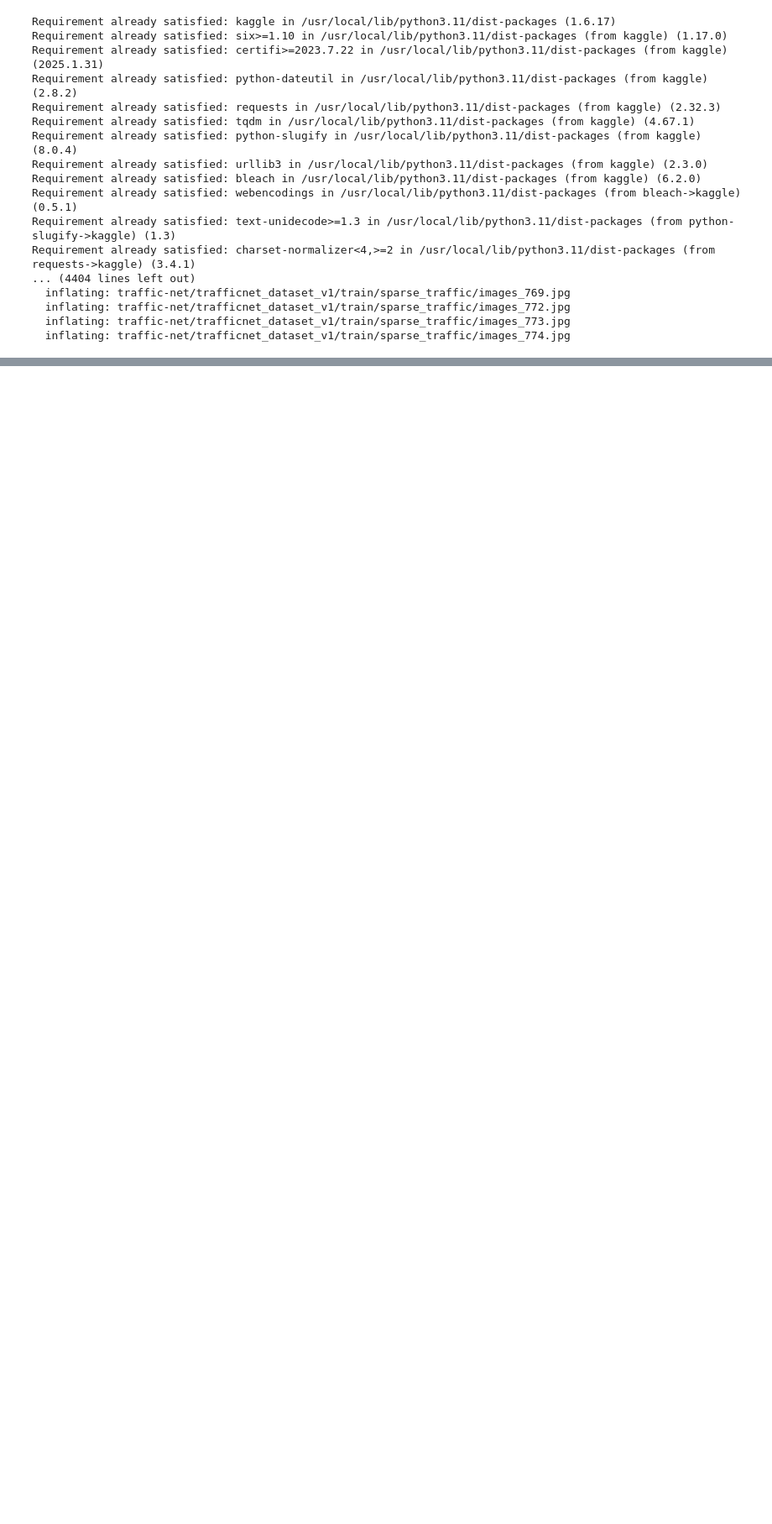
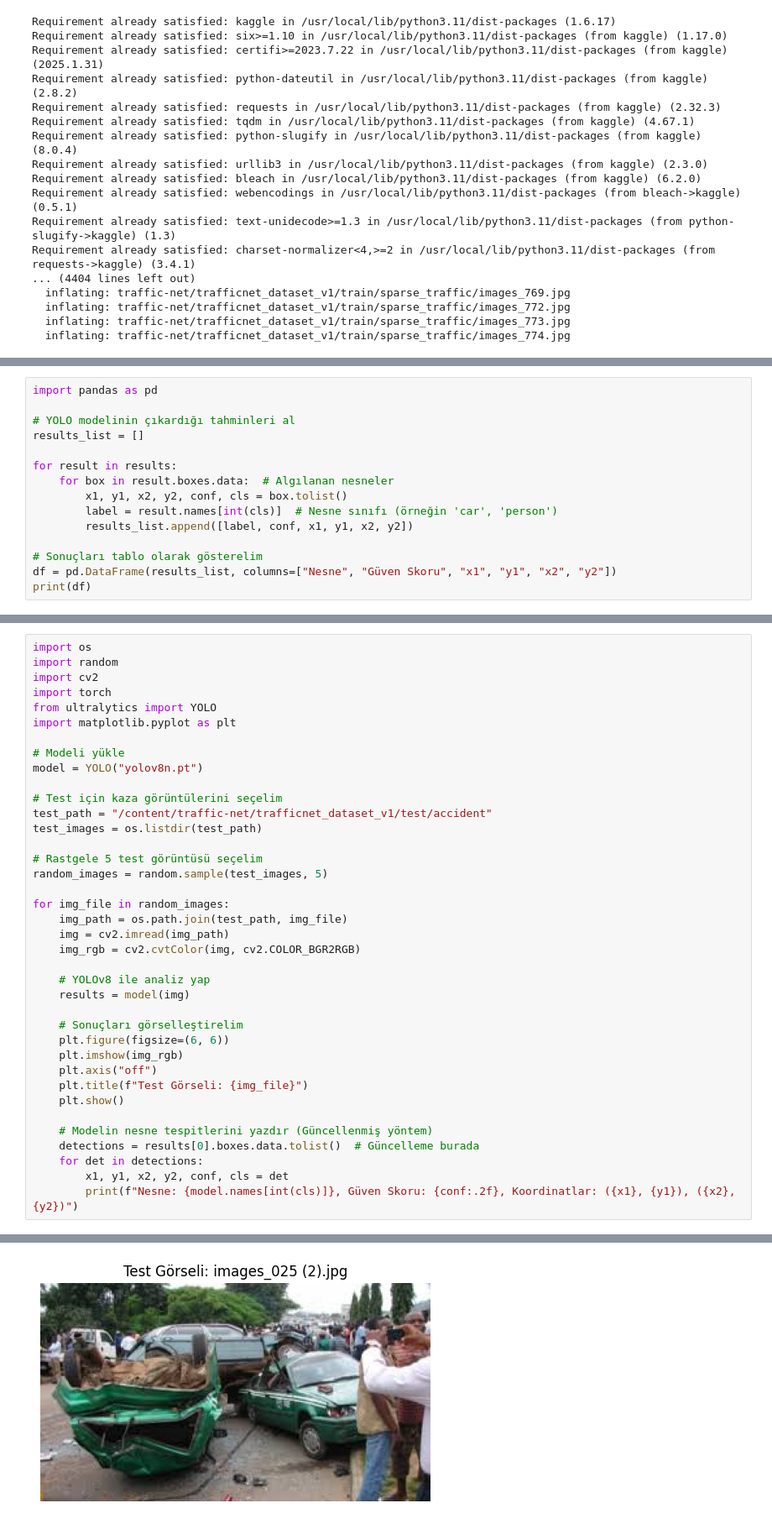
Before and after one commit to snmkrhn/Kuantum-Destekli-Drone-ile-Trafik-Kazas-Analizi-ve-Acil-M-dahale, a Jupyter notebook: kaza_analizi.ipynb, the cells around one changed output, grey strips where cells are left out. Shown at 84% size. Drawn from its saved outputs; the diff is of its cells as text; blank space fills up the shorter version.

```diff
--- a/kaza_analizi.ipynb
+++ b/kaza_analizi.ipynb
@@ -61,0 +209,15 @@ FileNotFoundError: [Errno 2] No such file or directory: 'traffic-net/Traffic-Net
+# %%
+import pandas as pd
+
+# YOLO modelinin çıkardığı tahminleri al
+results_list = []
+
+for result in results:
+    for box in result.boxes.data:  # Algılanan nesneler
+        x1, y1, x2, y2, conf, cls = box.tolist()
+        label = result.names[int(cls)]  # Nesne sınıfı (örneğin 'car', 'person')
+        results_list.append([label, conf, x1, y1, x2, y2])
+
+# Sonuçları tablo olarak gösterelim
+df = pd.DataFrame(results_list, columns=["Nesne", "Güven Skoru", "x1", "y1", "x2", "y2"])
+print(df)
@@ -61,0 +255,39 @@ FileNotFoundError: [Errno 2] No such file or directory: 'traffic-net/Traffic-Net
+# %%
+import os
+import random
+import cv2
+import torch
+from ultralytics import YOLO
+import matplotlib.pyplot as plt
+
+# Modeli yükle
+model = YOLO("yolov8n.pt")
+
+# Test için kaza görüntülerini seçelim
+test_path = "/content/traffic-net/trafficnet_dataset_v1/test/accident"
+test_images = os.listdir(test_path)
+
+# Rastgele 5 test görüntüsü seçelim
+random_images = random.sample(test_images, 5)
+
+for img_file in random_images:
+    img_path = os.path.join(test_path, img_file)
+    img = cv2.imread(img_path)
+    img_rgb = cv2.cvtColor(img, cv2.COLOR_BGR2RGB)
+
+    # YOLOv8 ile analiz yap
+    results = model(img)
+
+    # Sonuçları görselleştirelim
+    plt.figure(figsize=(6, 6))
+    plt.imshow(img_rgb)
+    plt.axis("off")
+    plt.title(f"Test Görseli: {img_file}")
+    plt.show()
+
+    # Modelin nesne tespitlerini yazdır (Güncellenmiş yöntem)
+    detections = results[0].boxes.data.tolist()  # Güncelleme burada
+    for det in detections:
+        x1, y1, x2, y2, conf, cls = det
+        print(f"Nesne: {model.names[int(cls)]}, Güven Skoru: {conf:.2f}, Koordinatlar: ({x1}, {y1}), ({x2}, {y2})")
+# %% [output]
@@ -61,0 +296 @@ FileNotFoundError: [Errno 2] No such file or directory: 'traffic-net/Traffic-Net
+[figure, added]
```
Also changed, not shown: parts of 15 cells of this notebook.
